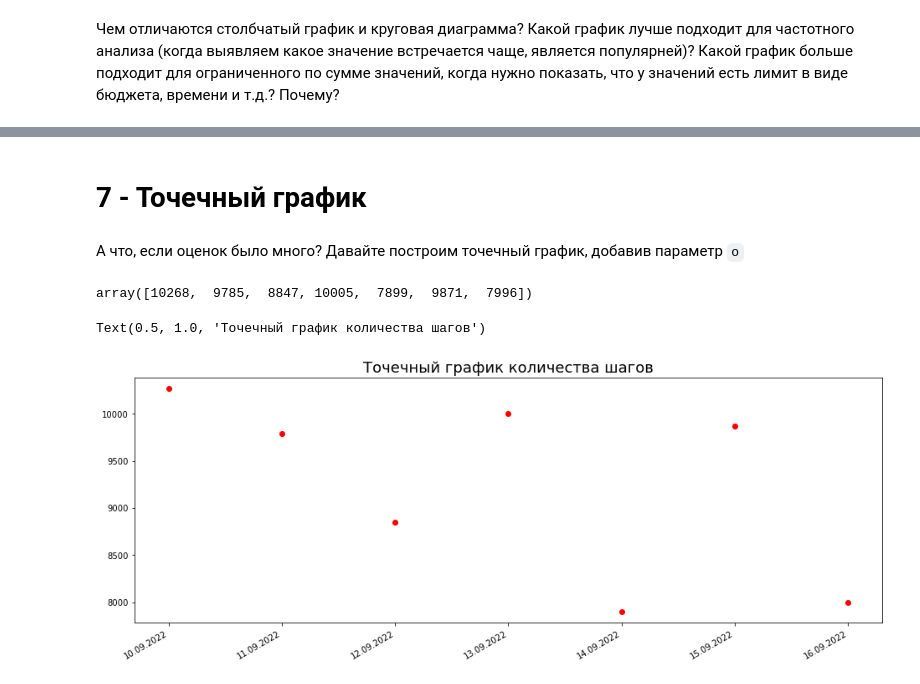
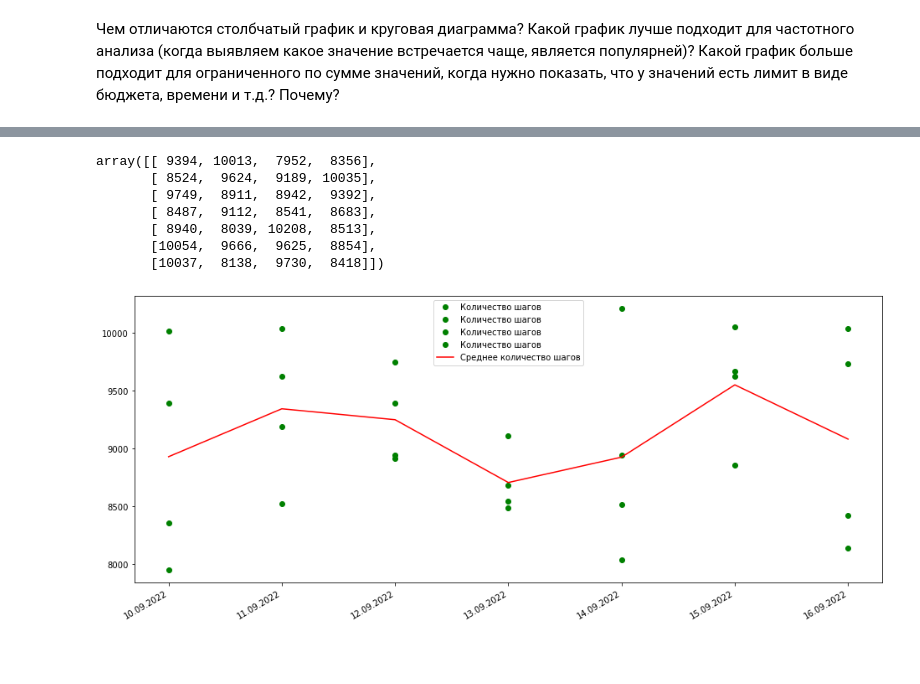
Before and after one commit to AlexanderNik2020/data_analysis_and_visualization, a Jupyter notebook: task1/task1.ipynb, the cells around one changed output, grey strips where cells are left out. Drawn from its saved outputs; the diff is of its cells as text; code cells hidden in the pictures; blank space fills up the shorter version.

```diff
--- a/task1/task1.ipynb
+++ b/task1/task1.ipynb
@@ -150,4 +149,8 @@ plt.gcf().autofmt_xdate()
 **Анализ шагов в течение недели**
 # %%
+import numpy as np
 date = ["10.09.2022","11.09.2022","12.09.2022","13.09.2022","14.09.2022","15.09.2022","16.09.2022"]
-mark = [10268, 9785, 8847, 10005, 7899, 9871, 7996]
+mark = np.array([[9394, 8524, 9749, 8487, 8940, 10054, 10037],
+    [10013, 9624, 8911, 9112, 8039, 9666, 8138],
+    [7952, 9189, 8942, 8541, 10208, 9625, 9730],
+    [8356, 10035, 9392, 8683, 8513, 8854, 8418]])
@@ -198,20 +157,19 @@ Text(0.5, 1.0, 'Частотный анализ количества шагов'
-# %% [markdown]
-# **7 - Точечный график**
-# %% [markdown]
-А что, если оценок было много?
-Давайте построим точечный график, добавив параметр `o`
-# %%
-import numpy as np
-mark = np.array([10268, 9785, 8847, 10005, 7899, 9871, 7996])
 # %%
 mark.transpose()
 # %% [output]
-array([10268,  9785,  8847, 10005,  7899,  9871,  7996])
+array([[ 9394, 10013,  7952,  8356],
+       [ 8524,  9624,  9189, 10035],
+       [ 9749,  8911,  8942,  9392],
+       [ 8487,  9112,  8541,  8683],
+       [ 8940,  8039, 10208,  8513],
+       [10054,  9666,  9625,  8854],
+       [10037,  8138,  9730,  8418]])
 # %%
-plt.figure(figsize=(16,6))
-plt.plot(date, mark.transpose(), 'ro')
+plt.figure(figsize = (16, 7))
+plt.plot(date, mark.transpose(), 'go', label = 'Количество шагов')
+plt.plot(date, mark.mean(axis = 0), 'r-', label =  "Среднее количество шагов")
+plt.legend()
 plt.gcf().autofmt_xdate()
-plt.title('Точечный график количества шагов', fontsize = 18)
+plt.show()
 # %% [output]
-Text(0.5, 1.0, 'Точечный график количества шагов')
-[figure, old version]
+[figure, new version]
```
Also changed, not shown: parts of 15 cells of this notebook.
